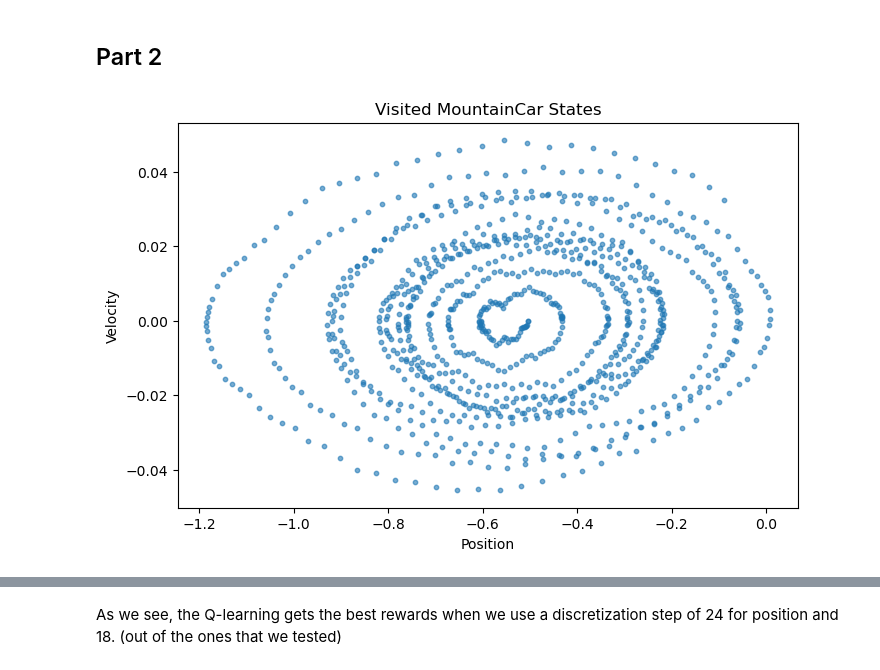
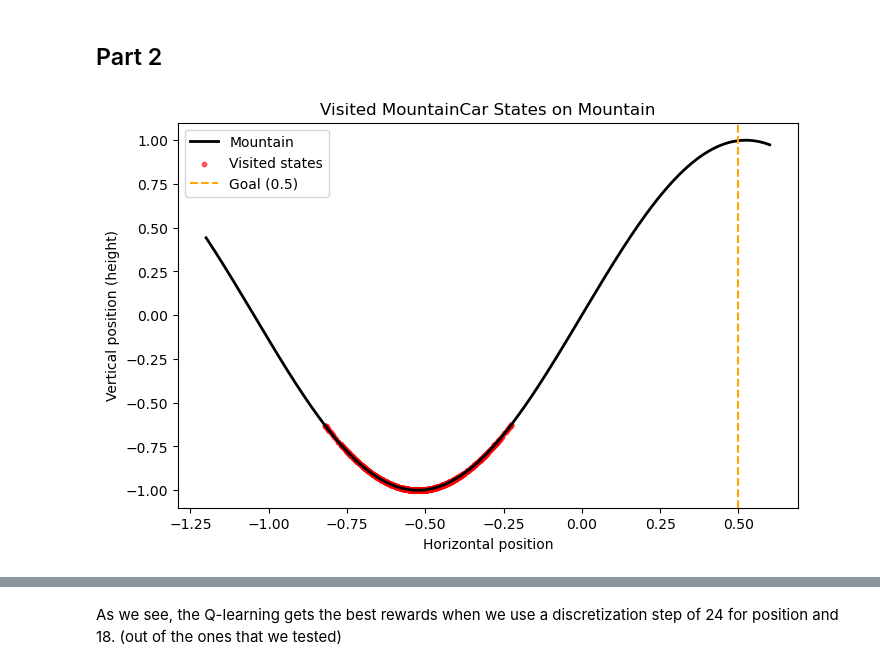
Before and after one commit to oddinho/Reinforcement-Learning-, a Jupyter notebook: Assignment4/notebook4.ipynb, the cells around one changed output, grey strips where cells are left out. Saved outputs shown, nothing was run; the diff lists cells and outputs as text; code cells hidden in the pictures.

```diff
--- a/Assignment4/notebook4.ipynb
+++ b/Assignment4/notebook4.ipynb
@@ -149,27 +149,33 @@ env = gymnasium.make('MountainCar-v0', max_episode_steps = 1000)
 # %%
 import matplotlib.pyplot as plt
 import numpy as np
 
 states = []
 state, _ = env.reset()
 
 done = False
 while not done:
     states.append(state)
     action = env.action_space.sample()
     state, reward, terminated, truncated, _ = env.step(action)
     done = terminated or truncated
 
 states = np.array(states)
 
+x = np.linspace(-1.2, 0.6, 400)
+heights = np.sin(3 * states[:, 0])
+
 plt.figure(figsize=(8, 5))
-plt.scatter(states[:, 0], states[:, 1], s=10, alpha=0.6)
-plt.xlabel("Position")
-plt.ylabel("Velocity")
-plt.title("Visited MountainCar States")
+plt.plot(x, np.sin(3 * x), color="black", linewidth=2, label="Mountain")
+plt.scatter(states[:, 0], heights, s=10, alpha=0.6, color="red", label="Visited states")
+plt.axvline(0.5, color="orange", linestyle="--", label="Goal (0.5)")
+plt.xlabel("Horizontal position")
+plt.ylabel("Vertical position (height)")
+plt.title("Visited MountainCar States on Mountain")
+plt.legend()
 plt.show()
 # %% [output]
-[figure, old version]
+[figure, new version]
 # %%
 n_pos_bins = 10
 n_vel_bins = 10
```
Also changed, not shown: parts of 8 cells of this notebook.
